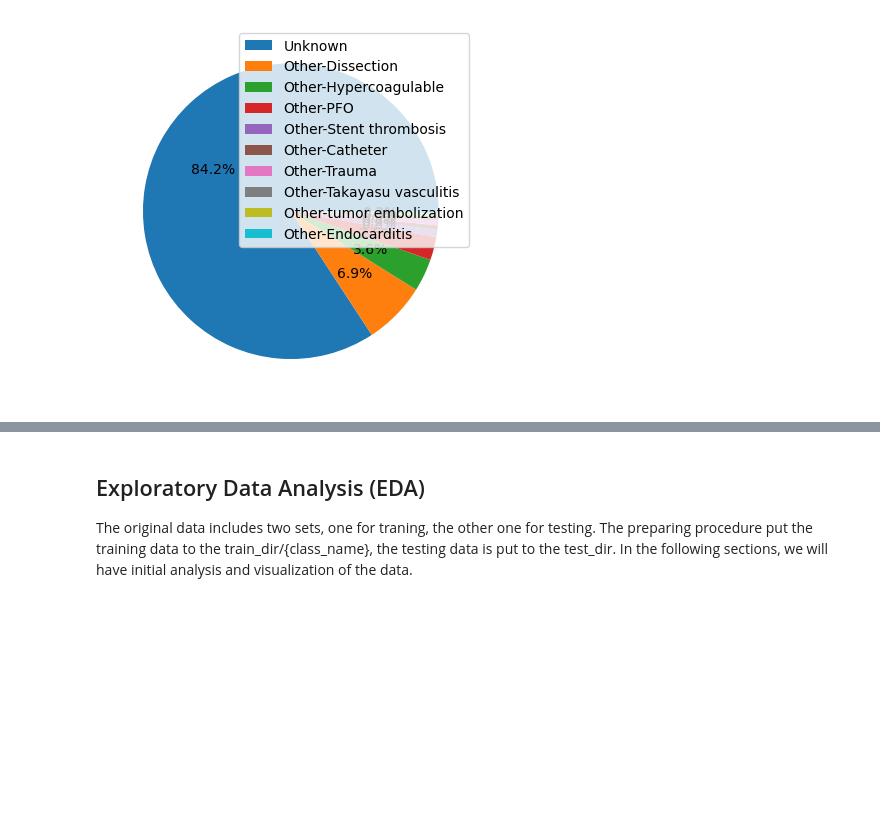
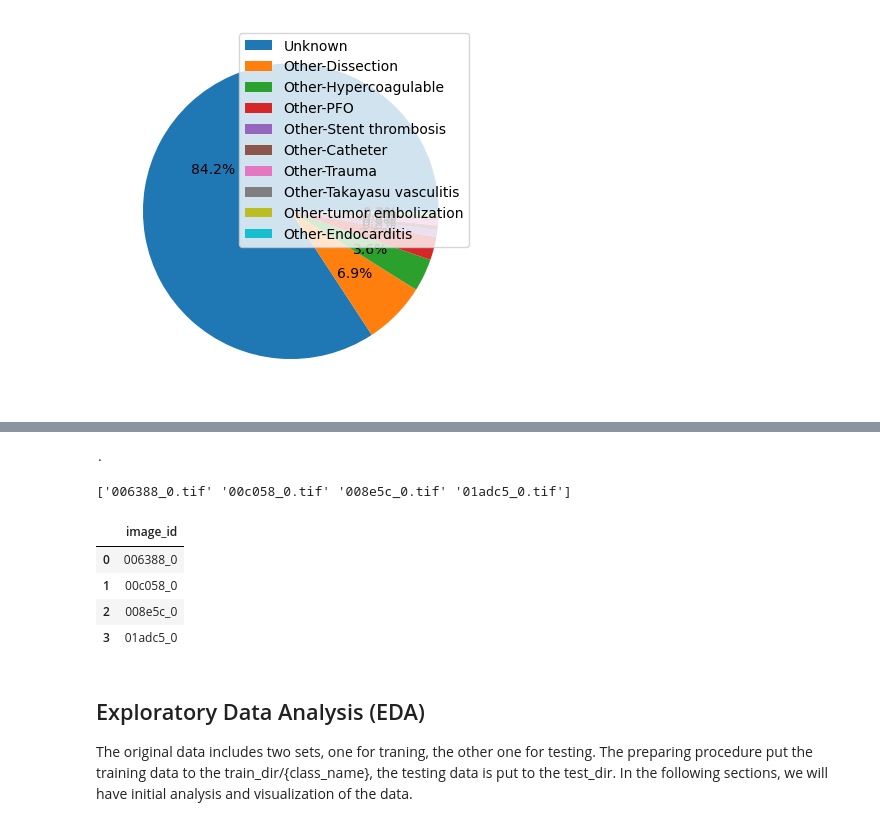
Before and after one commit to Lorby04/msds, a Jupyter notebook: dl/week6/strip-ai-with-resnet-cnn.ipynb, the cells around one changed output, grey strips where cells are left out. Saved outputs shown, nothing was run; the diff lists cells and outputs as text; code cells hidden in the pictures; blank space fills up the shorter version.

```diff
--- a/dl/week6/strip-ai-with-resnet-cnn.ipynb
+++ b/dl/week6/strip-ai-with-resnet-cnn.ipynb
@@ -834,3 +884,25 @@ for m in resize_method:
+# %%
+predictor = Predictor(m.model,config.origin_test_dir, config.temp_test_dir)
+# %% [output]
+.
+# %%
+test_files = np.array(os.listdir(config.origin_test_dir))
+# %%
+print(test_files)
+# %% [output]
+['006388_0.tif' '00c058_0.tif' '008e5c_0.tif' '01adc5_0.tif']
+# %%
+test_df = pd.DataFrame(test_files, columns=['image_id'])
+# %%
+test_df = test_df.applymap(lambda x: os.path.splitext(x)[0])
+# %%
+test_df
+# %% [output]
+|  | image_id |
+| 0 | 006388_0 |
+| 1 | 00c058_0 |
+| 2 | 008e5c_0 |
+| 3 | 01adc5_0 |
 # %%
 class ImageLoader:
     def __init__(self,
```
Also changed, not shown: parts of 14 cells of this notebook.
